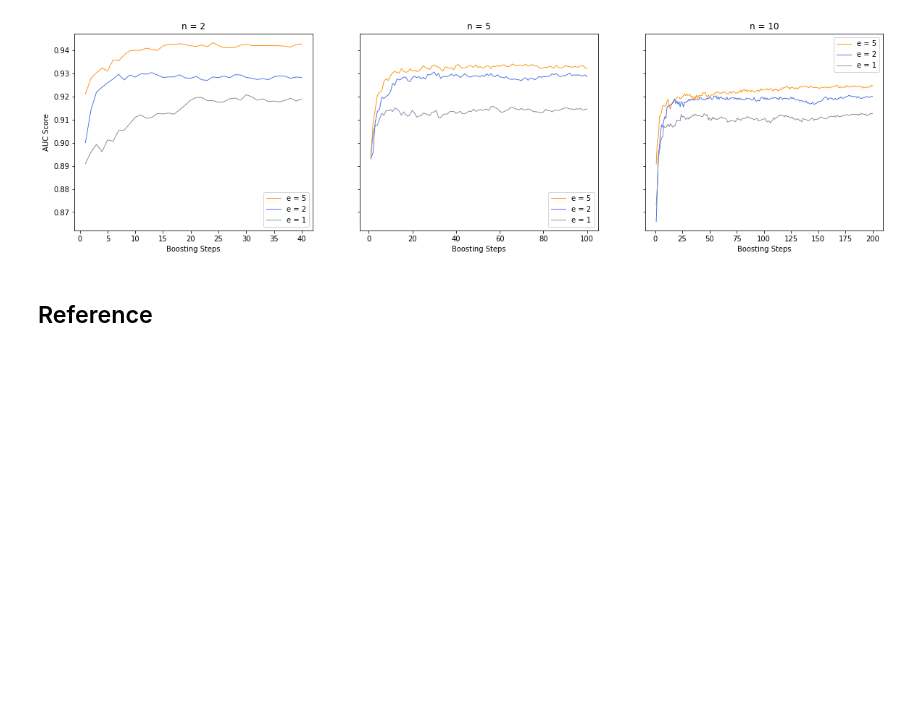
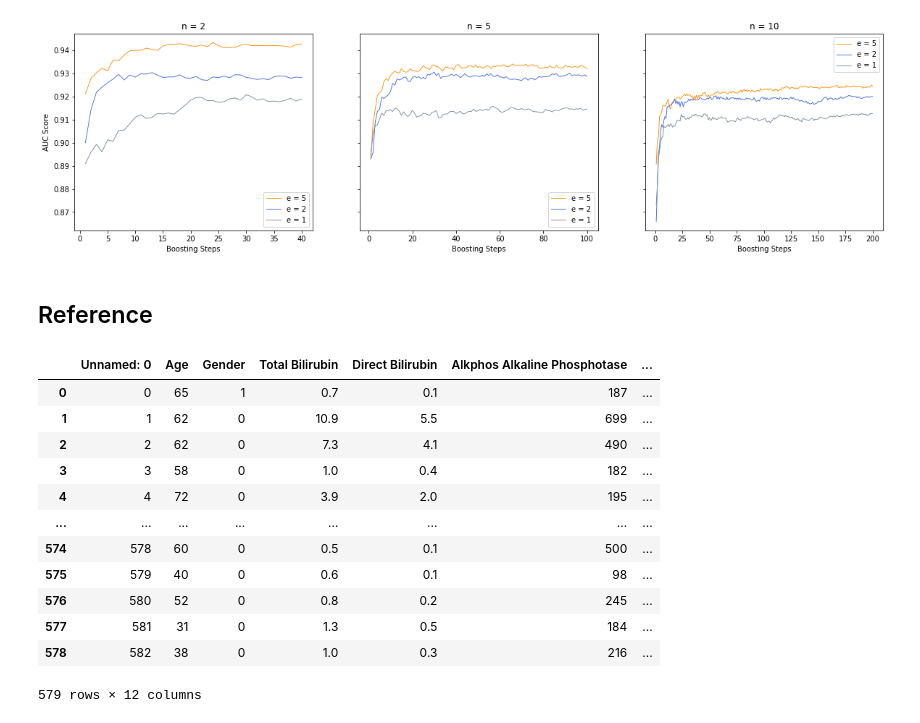
Before and after one commit to GregChen3072/MasterArbeit, a Jupyter notebook: src/visualization.ipynb, the cells around one changed output. Saved outputs shown, nothing was run; the diff lists cells and outputs as text; code cells hidden in the pictures; blank space fills up the shorter version.

```diff
--- a/src/visualization.ipynb
+++ b/src/visualization.ipynb
@@ -446,3 +511,19 @@ plt.show()
 # plt.title(title, alpha=0.8, fontsize=14)
 # plt.xlabel("Number of Sites", alpha=0.8, fontsize=12)
 # plt.ylabel(metric_name, alpha=0.8, fontsize=12)
+# %%
+pd.read_csv("/Users/greg/Downloads/AR_Master_Thesis/data/ILPD_preprocessed.csv")
+# %% [output]
+|  | Unnamed: 0 | Age | Gender | Total Bilirubin | Direct Bilirubin | Alkphos Alkaline Phosphotase | ... |
+| 0 | 0 | 65 | 1 | 0.7 | 0.1 | 187 | ... |
+| 1 | 1 | 62 | 0 | 10.9 | 5.5 | 699 | ... |
+| 2 | 2 | 62 | 0 | 7.3 | 4.1 | 490 | ... |
+| 3 | 3 | 58 | 0 | 1.0 | 0.4 | 182 | ... |
+| 4 | 4 | 72 | 0 | 3.9 | 2.0 | 195 | ... |
+| ... | ... | ... | ... | ... | ... | ... | ... |
+| 574 | 578 | 60 | 0 | 0.5 | 0.1 | 500 | ... |
+| 575 | 579 | 40 | 0 | 0.6 | 0.1 | 98 | ... |
+| 576 | 580 | 52 | 0 | 0.8 | 0.2 | 245 | ... |
+| 577 | 581 | 31 | 0 | 1.3 | 0.5 | 184 | ... |
+| 578 | 582 | 38 | 0 | 1.0 | 0.3 | 216 | ... |
+579 rows × 12 columns
```
Also changed, not shown: parts of 1 cell of this notebook, 11 other files.
